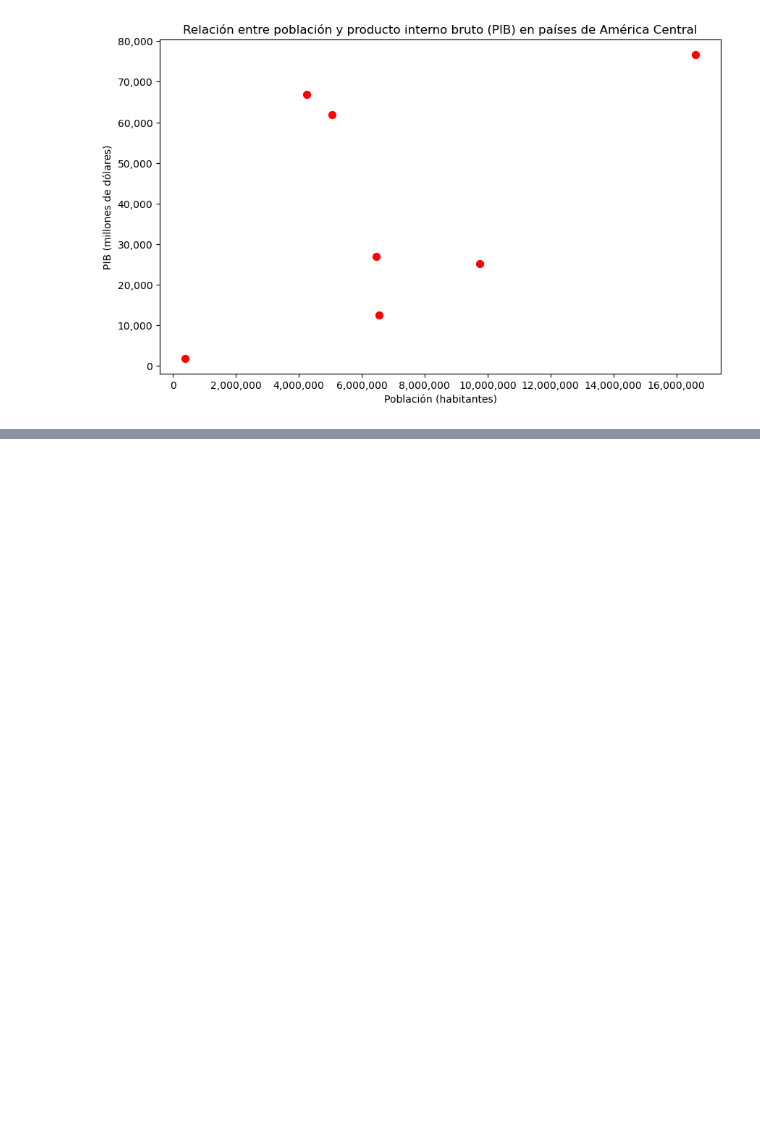
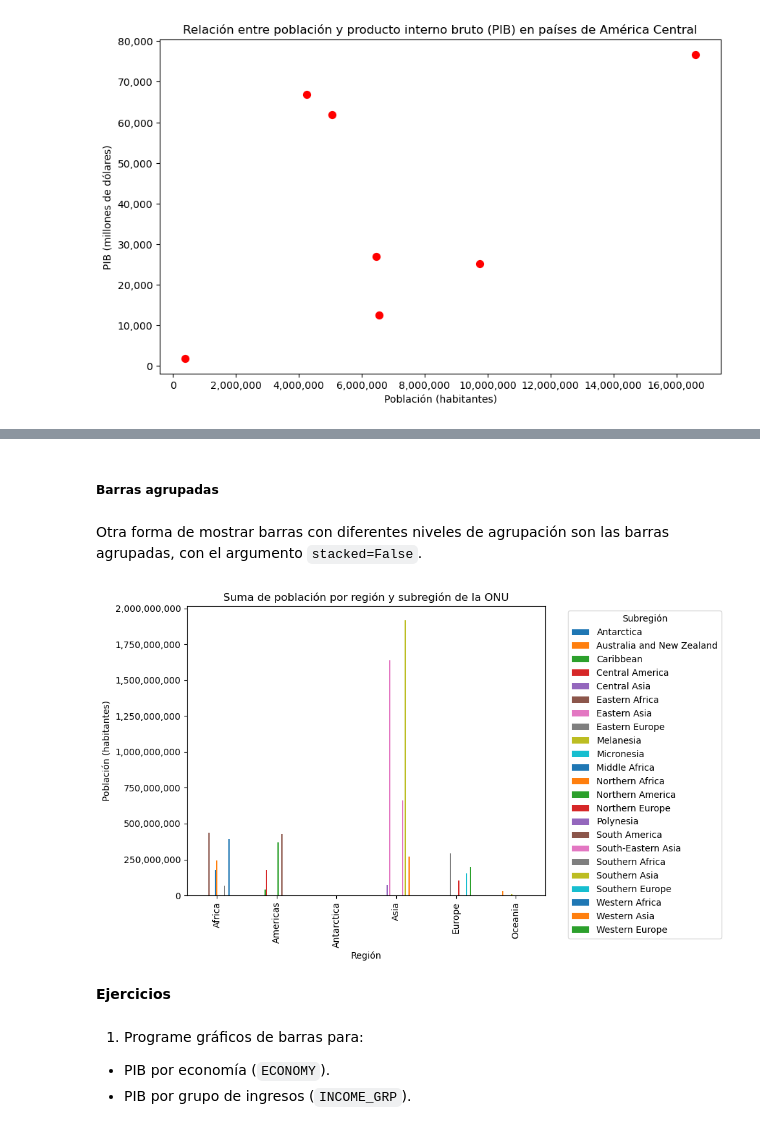
Before and after one commit to gf0657-programacionsig/2024-ii, a Jupyter notebook: _build/jupyter_execute/contenido/3/matplotlib.ipynb, the cells around one changed output, grey strips where cells are left out. Saved outputs shown, nothing was run; the diff lists cells and outputs as text; code cells hidden in the pictures; blank space fills up the shorter version.

```diff
--- a/_build/jupyter_execute/contenido/3/matplotlib.ipynb
+++ b/_build/jupyter_execute/contenido/3/matplotlib.ipynb
@@ -196,0 +300,42 @@ plt.show()
+# %% [markdown]
+##### Barras agrupadas
+# %% [markdown]
+Otra forma de mostrar barras con diferentes niveles de agrupación son las barras agrupadas, con el argumento `stacked=False`.
+# %%
+# Suma de población por región y subregión de la ONU
+poblacion_region_subregion_suma = paises.groupby(['REGION_UN', 'SUBREGION'])['POP_EST'].sum()
+
+# Creación de una figura con espacio para un gráfico
+fig, ax = plt.subplots(figsize=(10, 6))
+
+# Creación del gráfico de barras agrupadas
+poblacion_region_subregion_suma.unstack().plot.bar(
+    ax=ax,
+    stacked=False,
+    figsize=(10, 6)
+)
+
+# Personalización del gráfico
+ax.set_title('Suma de población por región y subregión de la ONU')
+ax.set_xlabel('Región')
+ax.set_ylabel('Población (habitantes)')
+
+# Configuración de marcas en los ejes para evitar la notación científica
+ax.yaxis.set_major_formatter(ticker.StrMethodFormatter('{x:,.0f}'))
+
+# Ajustar la posición de la leyenda
+ax.legend(title='Subregión', bbox_to_anchor=(1.05, 1), loc='upper left')
+
+# Ajustar el diseño para dar más espacio a la leyenda
+plt.tight_layout()
+
+# Despliegue del gráfico
+plt.show()
+# %% [output]
+[figure, added]
+# %% [markdown]
+**Ejercicios**
+# %% [markdown]
+1. Programe gráficos de barras para:
+- PIB por economía (`ECONOMY`).
+- PIB por grupo de ingresos (`INCOME_GRP`).
```
Also changed, not shown: parts of 24 cells of this notebook, 13 other files.
